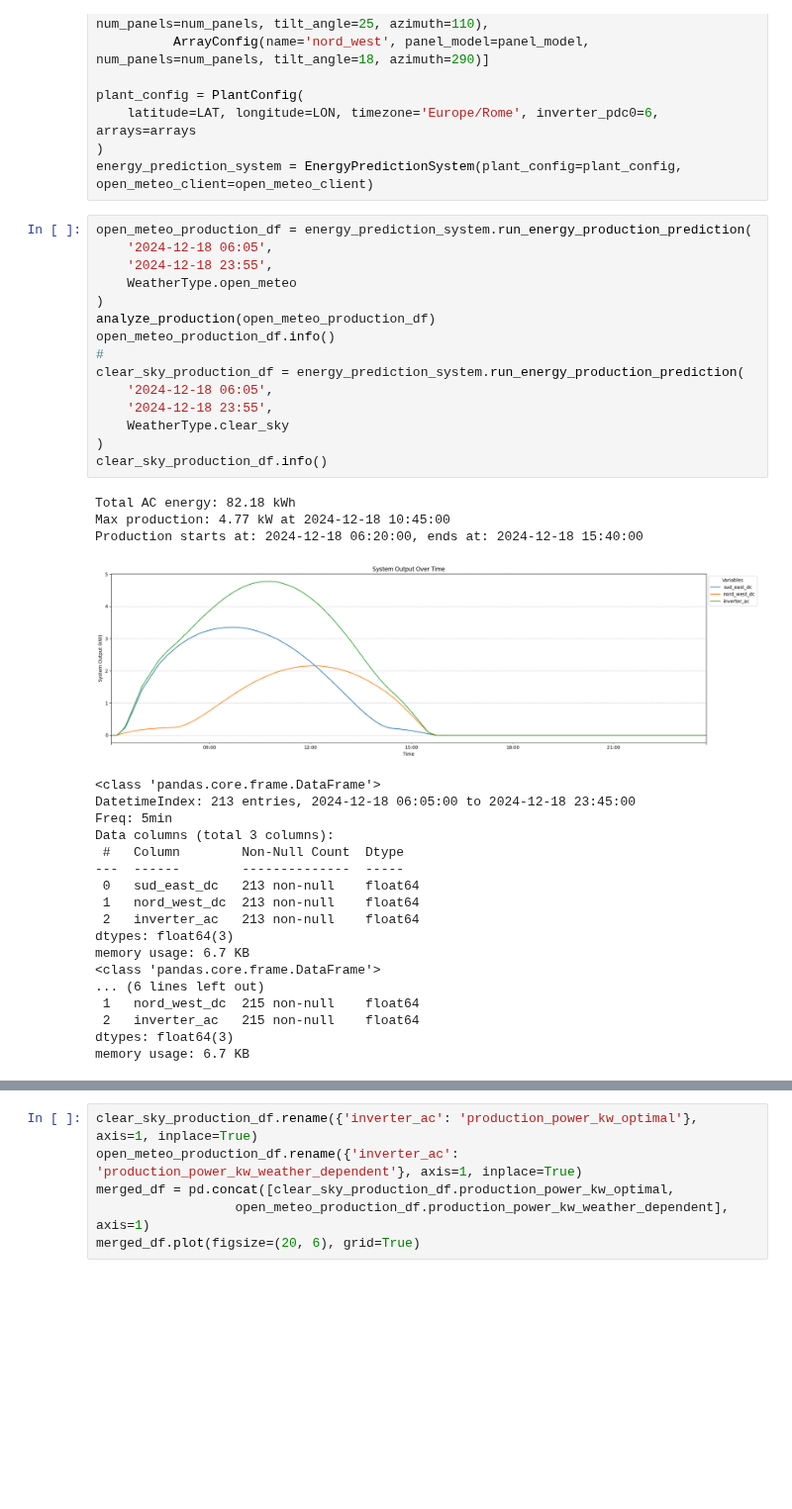
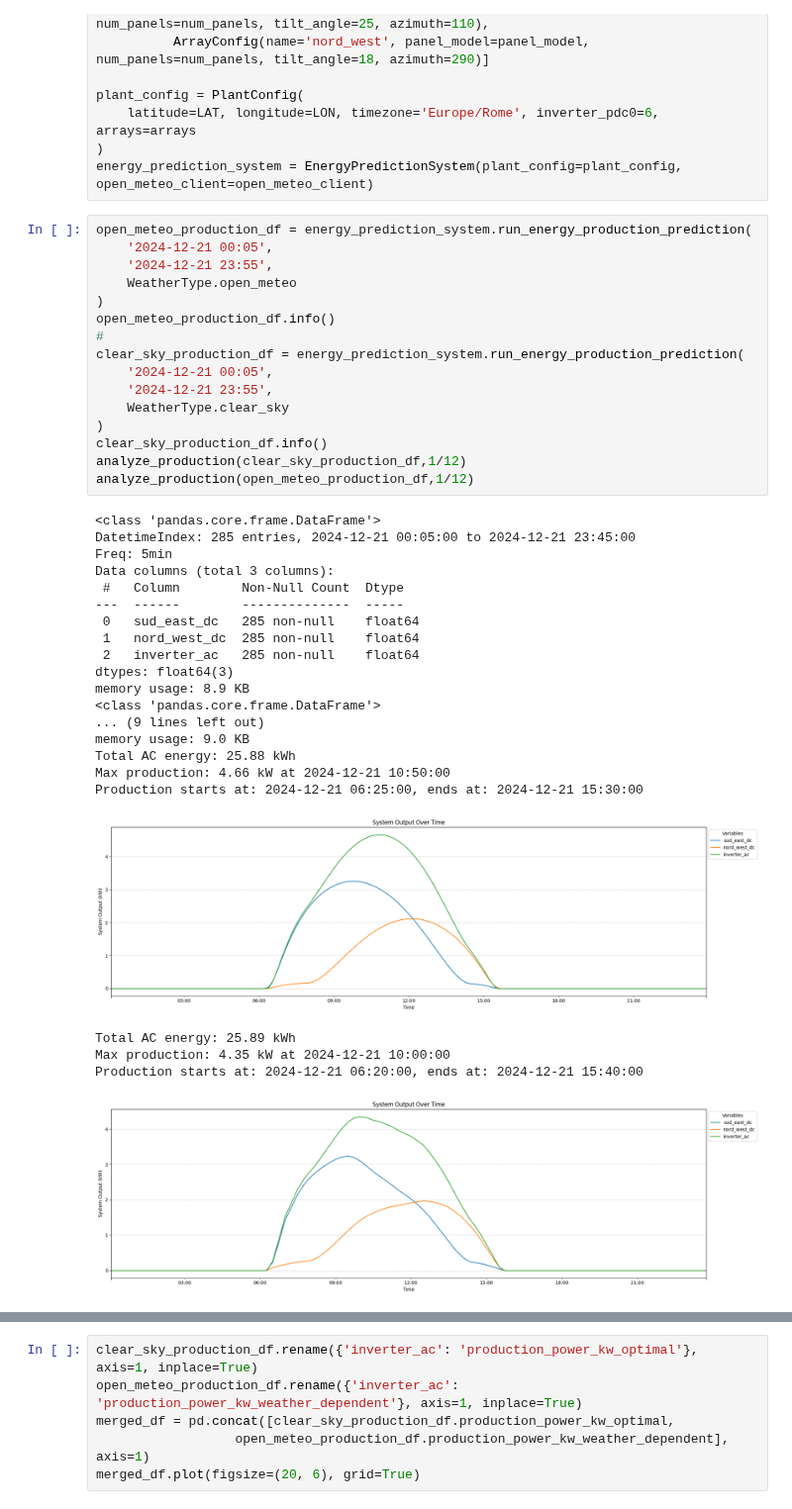
Before and after one commit to EmaR97/EnergyManagementRL, a Jupyter notebook: notebooks/04_pv_production_simulation.ipynb, the cells around one changed output, grey strips where cells are left out. Shown at 99% size. Cells and saved outputs as stored; diff of their text form; blank space fills up the shorter version.

```diff
--- a/notebooks/04_pv_production_simulation.ipynb
+++ b/notebooks/04_pv_production_simulation.ipynb
@@ -24,38 +24,40 @@ plant_config = PlantConfig(
 energy_prediction_system = EnergyPredictionSystem(plant_config=plant_config, open_meteo_client=open_meteo_client)
 # %%
 open_meteo_production_df = energy_prediction_system.run_energy_production_prediction(
-    '2024-12-18 06:05',
-    '2024-12-18 23:55',
+    '2024-12-21 00:05',
+    '2024-12-21 23:55',
     WeatherType.open_meteo
 )
-analyze_production(open_meteo_production_df)
 open_meteo_production_df.info()
 #
 clear_sky_production_df = energy_prediction_system.run_energy_production_prediction(
-    '2024-12-18 06:05',
-    '2024-12-18 23:55',
+    '2024-12-21 00:05',
+    '2024-12-21 23:55',
     WeatherType.clear_sky
 )
 clear_sky_production_df.info()
+analyze_production(clear_sky_production_df,1/12)
+analyze_production(open_meteo_production_df,1/12)
 # %% [output]
-Total AC energy: 82.18 kWh
-Max production: 4.77 kW at 2024-12-18 10:45:00
-Production starts at: 2024-12-18 06:20:00, ends at: 2024-12-18 15:40:00
+<class 'pandas.core.frame.DataFrame'>
+DatetimeIndex: 285 entries, 2024-12-21 00:05:00 to 2024-12-21 23:45:00
+Freq: 5min
+Data columns (total 3 columns):
+ #   Column        Non-Null Count  Dtype
+---  ------        --------------  -----
+ 0   sud_east_dc   285 non-null    float64
+ 1   nord_west_dc  285 non-null    float64
+ 2   inverter_ac   285 non-null    float64
+dtypes: float64(3)
+memory usage: 8.9 KB
+<class 'pandas.core.frame.DataFrame'>
+... (9 lines left out)
+memory usage: 9.0 KB
+Total AC energy: 25.88 kWh
+Max production: 4.66 kW at 2024-12-21 10:50:00
+Production starts at: 2024-12-21 06:25:00, ends at: 2024-12-21 15:30:00
-[figure, old version]
+[figure, new version]
-<class 'pandas.core.frame.DataFrame'>
-DatetimeIndex: 213 entries, 2024-12-18 06:05:00 to 2024-12-18 23:45:00
-Freq: 5min
-Data columns (total 3 columns):
- #   Column        Non-Null Count  Dtype
----  ------        --------------  -----
- 0   sud_east_dc   213 non-null    float64
- 1   nord_west_dc  213 non-null    float64
- 2   inverter_ac   213 non-null    float64
-dtypes: float64(3)
-memory usage: 6.7 KB
-<class 'pandas.core.frame.DataFrame'>
-... (6 lines left out)
- 1   nord_west_dc  215 non-null    float64
- 2   inverter_ac   215 non-null    float64
-dtypes: float64(3)
-memory usage: 6.7 KB
+Total AC energy: 25.89 kWh
+Max production: 4.35 kW at 2024-12-21 10:00:00
+Production starts at: 2024-12-21 06:20:00, ends at: 2024-12-21 15:40:00
+[figure, added]
```
Also changed, not shown: parts of 1 cell of this notebook, 9 other files.
